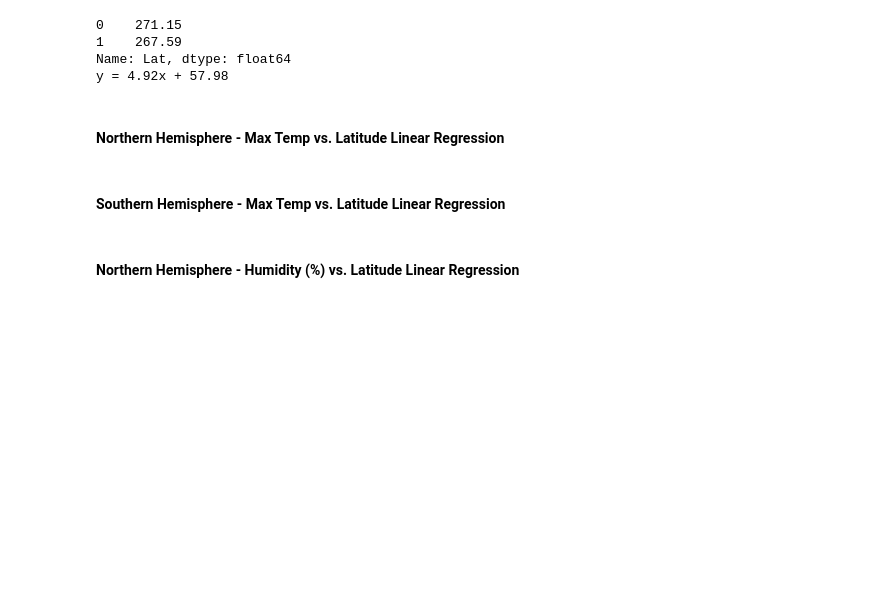
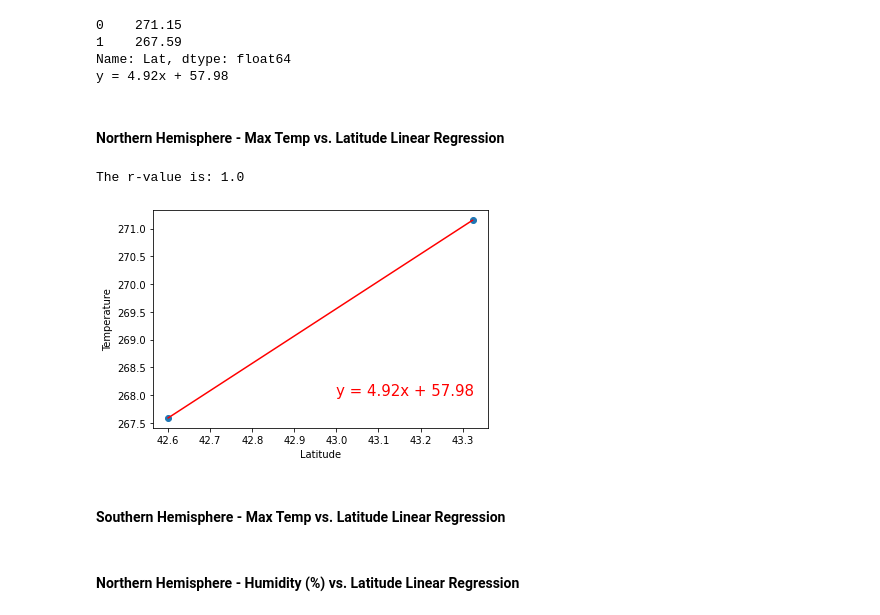
Before and after one commit to NoahLeVoir/Python-Api-Challenge, a Jupyter notebook: WeatherPy/WeatherPy.ipynb, the cells around one changed output. Cells and saved outputs as stored; diff of their text form; code cells hidden in the pictures; blank space fills up the shorter version.

Commit message:
Test scatter plot with regression line (Successful)

```diff
--- a/WeatherPy/WeatherPy.ipynb
+++ b/WeatherPy/WeatherPy.ipynb
@@ -322,6 +322,29 @@ Name: Lat, dtype: float64
 y = 4.92x + 57.98
 # %% [markdown]
 ####  Northern Hemisphere - Max Temp vs. Latitude Linear Regression
+# %%
+# Update the x and y values
+x_values = cleaned_data_df["Lat"]
+y_values = cleaned_data_df["Temperature"]
+
+# Generate the scatter plot and regression line
+plt.scatter(x_values,y_values)
+plt.plot(x_values,regress_values,"r-")
+
+# Label plot and annotate the line equation
+plt.xlabel('Latitude')
+plt.ylabel('Temperature')
+# Update the coordinates here to make sure the chart displays properly
+plt.annotate(line_eq,(43,268), fontsize=15, color="red")
+
+# Print r value
+print(f"The r-value is: {rvalue**2}")
+
+# Show plot
+plt.show()
+# %% [output]
+The r-value is: 1.0
+[figure, added]
 # %% [markdown]
 ####  Southern Hemisphere - Max Temp vs. Latitude Linear Regression
 # %% [markdown]
```
